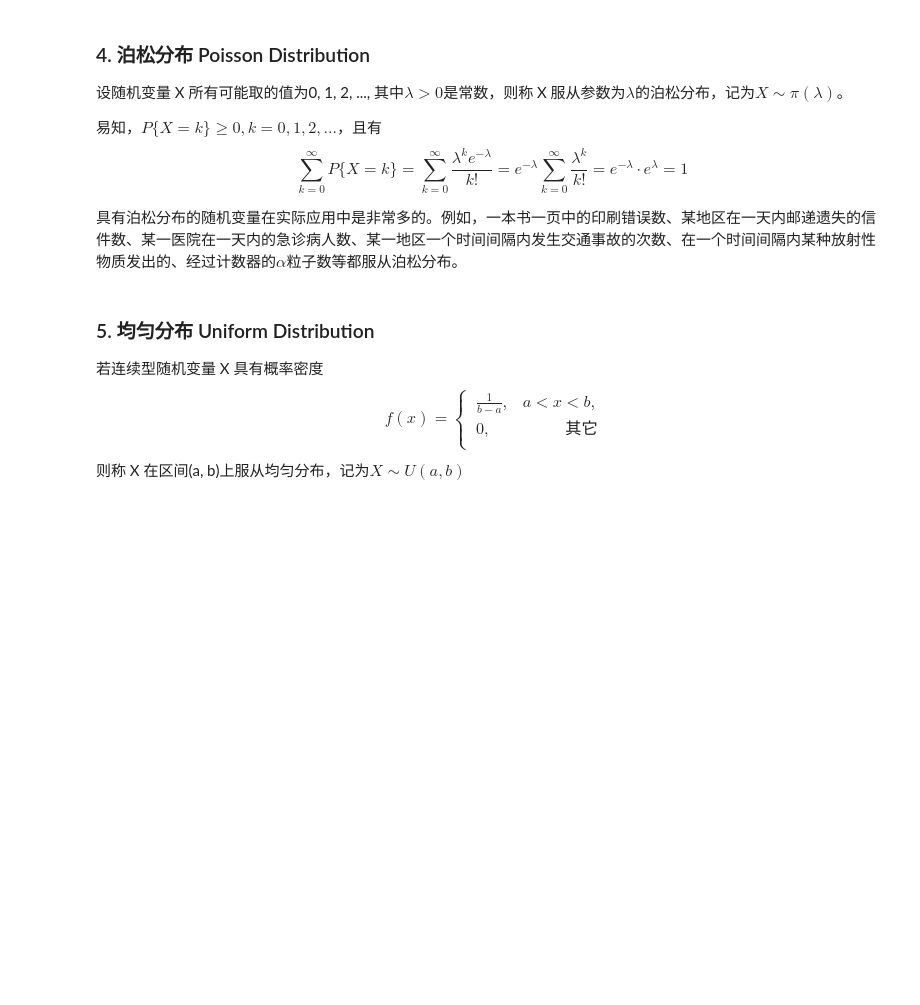
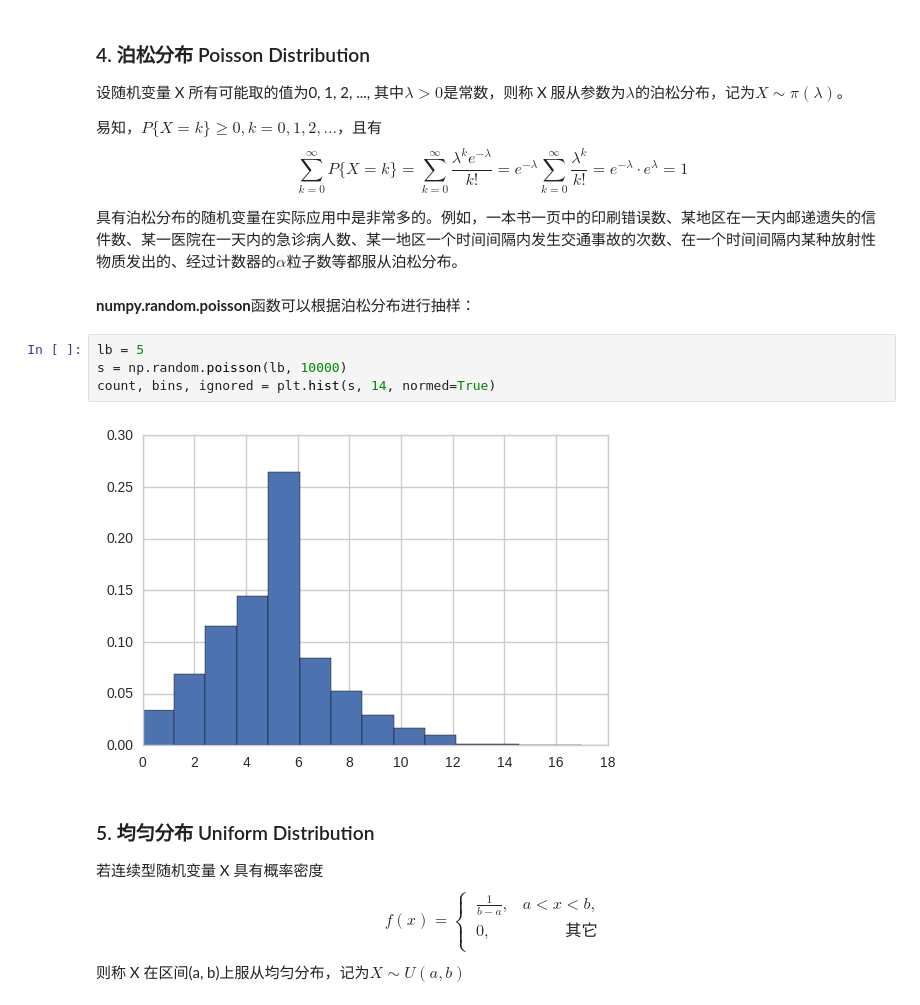
Before and after one commit to reata/ProbabilityAndStatistics, a Jupyter notebook: Random Variable and its Distribution.ipynb, the cells around one changed output. Cells and saved outputs as stored; diff of their text form; blank space fills up the shorter version.

Commit message:
numpy function of poisson distribution

```diff
--- a/Random Variable and its Distribution.ipynb
+++ b/Random Variable and its Distribution.ipynb
@@ -175,6 +175,14 @@ sum(np.random.binomial(9, 0.1, 20000) == 0) / 20000
 $$ \sum_{k=0}^\infty P\{X=k\} = \sum_{k=0}^\infty \frac{\lambda^{k}e^{-\lambda}}{k!} = e^{-\lambda}\sum_{k=0}^\infty \frac{\lambda^k}{k!} = e^{-\lambda} \cdot e^{\lambda} = 1 $$
 
 具有泊松分布的随机变量在实际应用中是非常多的。例如，一本书一页中的印刷错误数、某地区在一天内邮递遗失的信件数、某一医院在一天内的急诊病人数、某一地区一个时间间隔内发生交通事故的次数、在一个时间间隔内某种放射性物质发出的、经过计数器的$\alpha$粒子数等都服从泊松分布。
+# %% [markdown]
+**numpy.random.poisson**函数可以根据泊松分布进行抽样：
+# %%
+lb = 5
+s = np.random.poisson(lb, 10000)
+count, bins, ignored = plt.hist(s, 14, normed=True)
+# %% [output]
+[figure, added]
 # %% [markdown]
 ### 5. 均匀分布 Uniform Distribution
 
```
Also changed, not shown: parts of 4 cells of this notebook.
